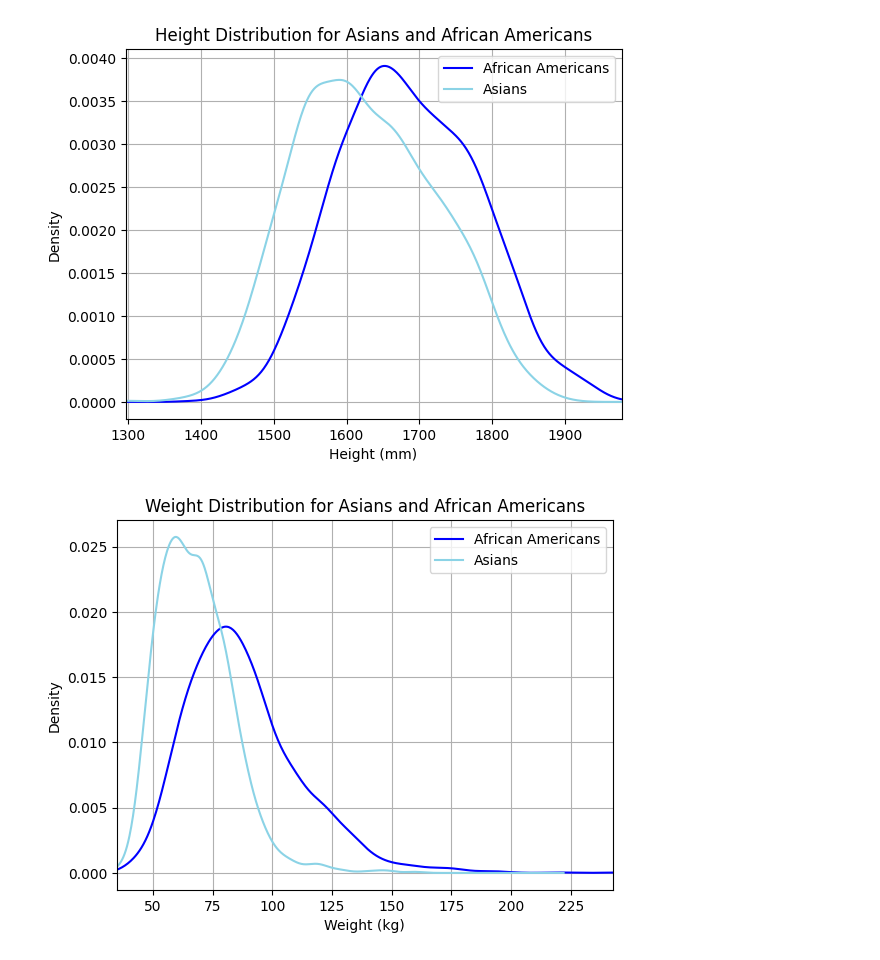
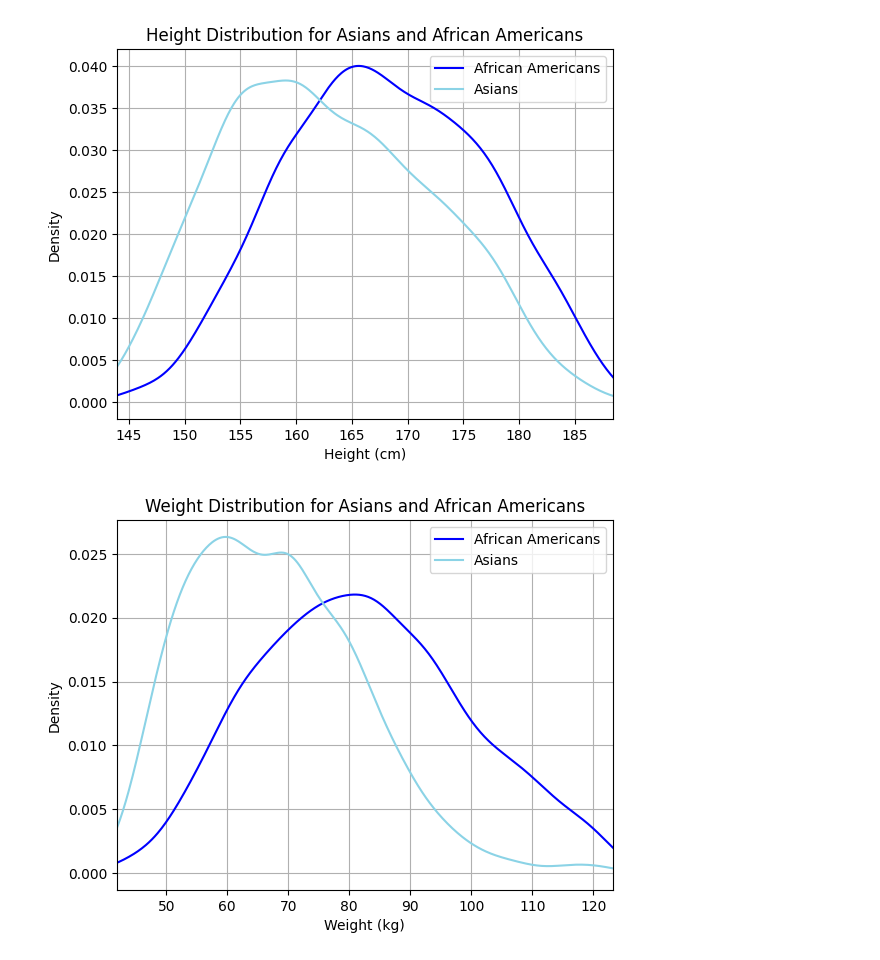
Before and after one commit to aleks111sh/data-science-healthcare-AH, a Jupyter notebook: Data_Science_Healthcare_Dataset.ipynb, the cells around one changed output. Saved outputs shown, nothing was run; the diff lists cells and outputs as text; code cells hidden in the pictures.

```diff
--- a/Data_Science_Healthcare_Dataset.ipynb
+++ b/Data_Science_Healthcare_Dataset.ipynb
@@ -16,7 +18,7 @@ df = df.rename(columns={'Unnamed: 0':'ParticipantNumber'})
 df = df.rename(columns={'RIAGENDR':'Gender'})
 df = df.rename(columns={'RIDRETH3':'RaceEthnicity'})
 df = df.rename(columns={'RIDAGEYR':'Age(yrs)'})
-df = df.rename(columns={'BMXHT':'Stature(mm)'})
+df = df.rename(columns={'BMXHT':'Stature(cm)'})
 df = df.rename(columns={'BMXBMI':'BMI'})
 df = df.rename(columns={'BMXWT':'Mass(kg)'})
 df = df.rename(columns={'RIDEXPRG':'PregnancyStatus'})
@@ -33,5 +35,14 @@ df['RaceEthnicity'] = df['RaceEthnicity'].replace(5, 'Not Used')
 df['RaceEthnicity'] = df['RaceEthnicity'].replace(6, 'Asian')
 df['RaceEthnicity'] = df['RaceEthnicity'].replace(7, 'Other Race')
 df['PregnancyStatus'] = df['PregnancyStatus'].fillna(value=2)
+df['PregnancyStatus'] = df['PregnancyStatus'].replace(2.0, 'Not Pregnant')
+df['PregnancyStatus'] = df['PregnancyStatus'].replace(3.0, 'Unsure')
+df['Stature(cm)'] = df['Stature(cm)']/10
+df = df[df['Stature(cm)']<=188.562]
+df = df[df['Stature(cm)']>=143.862]
+df = df[df['BMI']<=42.734]
+df = df[df['BMI']>=16.634]
+df = df[df['Mass(kg)']<=123.24]
+df = df[df['Mass(kg)']>=41.34]
 df.head()
 # %% [output]
@@ -251,14 +251,14 @@ dtype: float64
 # %%
-df_aa['Stature(mm)'].plot(kind='density', color='blue', label='African Americans')
-df_a['Stature(mm)'].plot(kind='density', color='#8BD3E6', label='Asians')
+df_aa['Stature(cm)'].plot(kind='density', color='blue', label='African Americans')
+df_a['Stature(cm)'].plot(kind='density', color='#8BD3E6', label='Asians')
 plt.title('Height Distribution for Asians and African Americans')
-plt.xlim(df_a['Stature(mm)'].min(),df_aa['Stature(mm)'].max())
-plt.xlabel('Height (mm)')
+plt.xlim(df_a['Stature(cm)'].min(),df_aa['Stature(cm)'].max())
+plt.xlabel('Height (cm)')
 plt.ylabel('Density')
 plt.legend()
 plt.grid()
 # %% [output]
-[figure, old version]
+[figure, new version]
 # %%
 df_aa['Mass(kg)'].plot(kind='density', color='blue', label='African Americans')
 df_a['Mass(kg)'].plot(kind='density', color='#8BD3E6', label='Asians')
@@ -269,4 +269,4 @@ plt.ylabel('Density')
 plt.legend()
 plt.grid()
 # %% [output]
-[figure, old version]
+[figure, new version]
```
Also changed, not shown: parts of 38 cells of this notebook.
